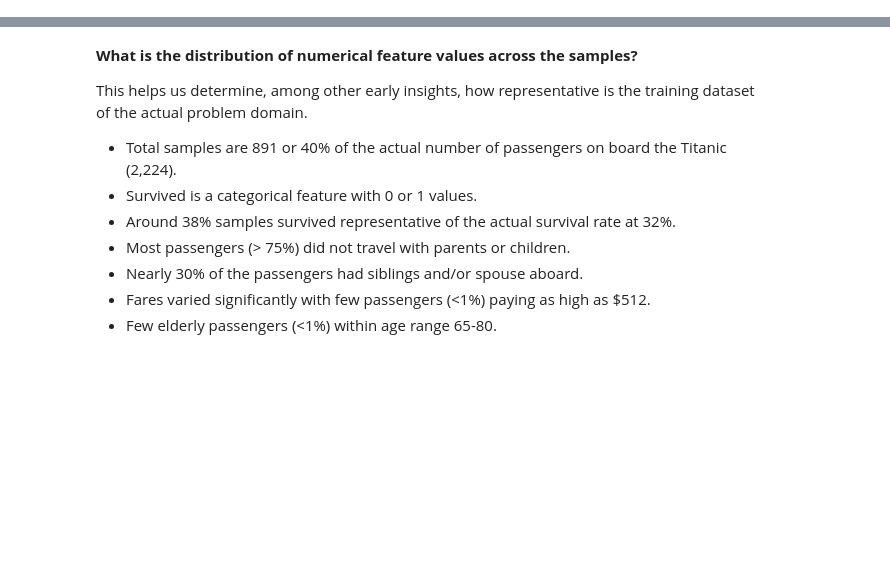
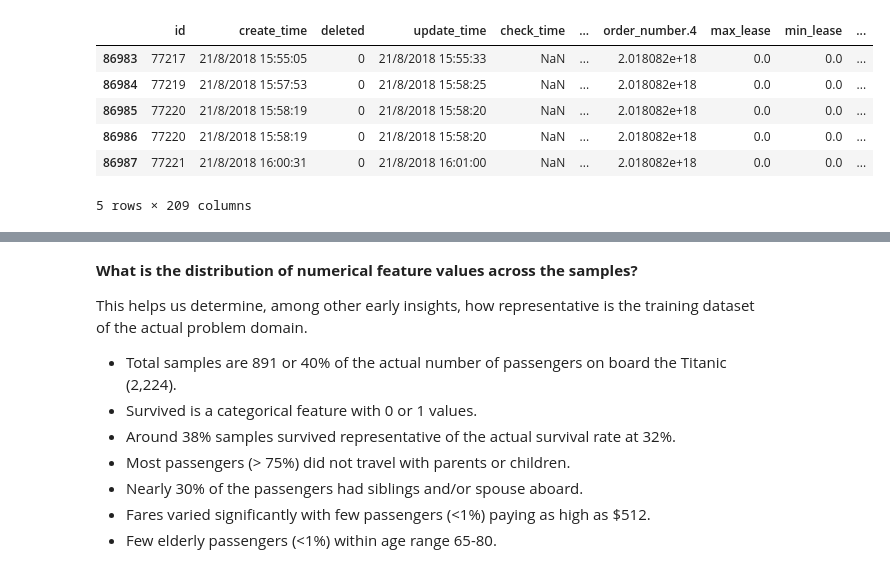
Before and after one commit to yangpingyan/pytools, a Jupyter notebook: datamining_mibao.ipynb, the cells around one changed output, grey strips where cells are left out. Cells and saved outputs as stored; diff of their text form; code cells hidden in the pictures; blank space fills up the shorter version.

```diff
--- a/datamining_mibao.ipynb
+++ b/datamining_mibao.ipynb
@@ -134,0 +137,11 @@ test_df.info()
+# %%
+# 最后5行数据
+df_alldata.tail()
+# %% [output]
+|  | id | create_time | deleted | update_time | check_time | ... | order_number.4 | max_lease | min_lease | ... |
+| 86983 | 77217 | 21/8/2018 15:55:05 | 0 | 21/8/2018 15:55:33 | NaN | ... | 2.018082e+18 | 0.0 | 0.0 | ... |
+| 86984 | 77219 | 21/8/2018 15:57:53 | 0 | 21/8/2018 15:58:25 | NaN | ... | 2.018082e+18 | 0.0 | 0.0 | ... |
+| 86985 | 77220 | 21/8/2018 15:58:19 | 0 | 21/8/2018 15:58:20 | NaN | ... | 2.018082e+18 | 0.0 | 0.0 | ... |
+| 86986 | 77220 | 21/8/2018 15:58:19 | 0 | 21/8/2018 15:58:20 | NaN | ... | 2.018082e+18 | 0.0 | 0.0 | ... |
+| 86987 | 77221 | 21/8/2018 16:00:31 | 0 | 21/8/2018 16:01:00 | NaN | ... | 2.018082e+18 | 0.0 | 0.0 | ... |
+5 rows × 209 columns
```
Also changed, not shown: parts of 41 cells of this notebook, 1 other file.
